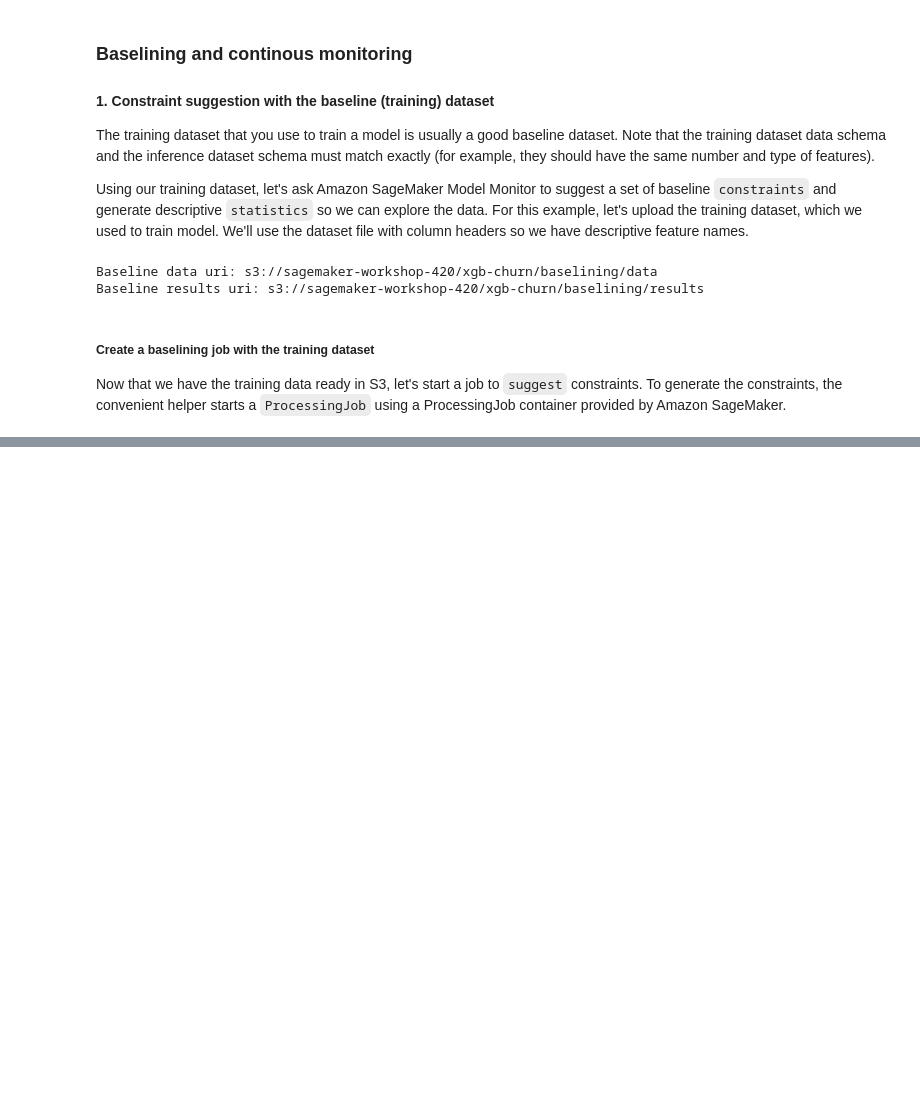
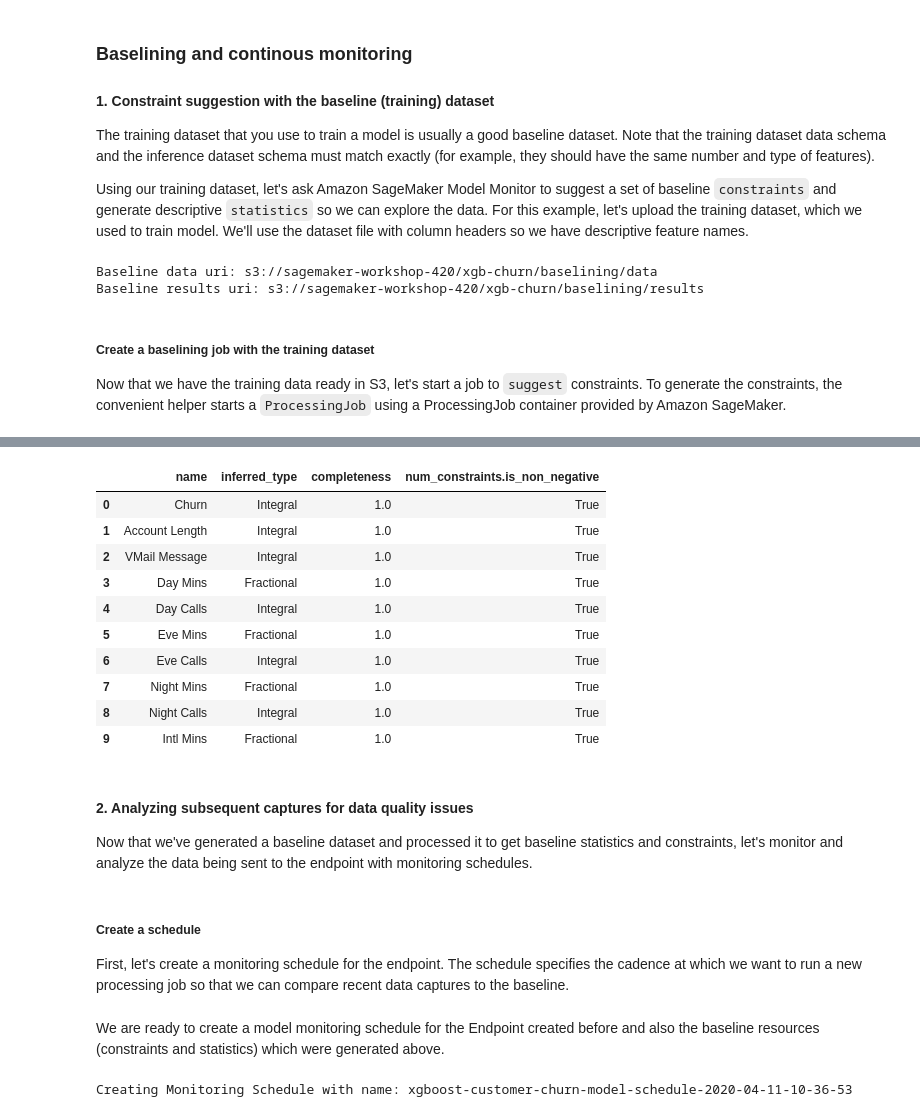
Before and after one commit to lpatruno/sagemaker-workshop-420, a Jupyter notebook: day_2.ipynb, the cells around one changed output, grey strips where cells are left out. Saved outputs shown, nothing was run; the diff lists cells and outputs as text; code cells hidden in the pictures; blank space fills up the shorter version.

```diff
--- a/day_2.ipynb
+++ b/day_2.ipynb
@@ -436,0 +464,22 @@ Outputs:  [{'OutputName': 'monitoring_output', 'S3Output': {'S3Uri': 's3://sagem
+# %%
+constraints_df = pd.io.json.json_normalize(baseline_job.suggested_constraints().body_dict["features"])
+constraints_df.head(10)
+# %% [output]
+|  | name | inferred_type | completeness | num_constraints.is_non_negative |
+| 0 | Churn | Integral | 1.0 | True |
+| 1 | Account Length | Integral | 1.0 | True |
+| 2 | VMail Message | Integral | 1.0 | True |
+| 3 | Day Mins | Fractional | 1.0 | True |
+| 4 | Day Calls | Integral | 1.0 | True |
+| 5 | Eve Mins | Fractional | 1.0 | True |
+| 6 | Eve Calls | Integral | 1.0 | True |
+| 7 | Night Mins | Fractional | 1.0 | True |
+| 8 | Night Calls | Integral | 1.0 | True |
+| 9 | Intl Mins | Fractional | 1.0 | True |
+# %% [markdown]
+#### 2. Analyzing subsequent captures for data quality issues
+
+Now that we've generated a baseline dataset and processed it to get baseline statistics and constraints, let's monitor and analyze the data being sent to the endpoint with monitoring schedules.
+# %% [markdown]
+##### Create a schedule
+First, let's create a monitoring schedule for the endpoint. The schedule specifies the cadence at which we want to run a new processing job so that we can compare recent data captures to the baseline.
@@ -436,0 +491,22 @@ Outputs:  [{'OutputName': 'monitoring_output', 'S3Output': {'S3Uri': 's3://sagem
+# %% [markdown]
+We are ready to create a model monitoring schedule for the Endpoint created before and also the baseline resources (constraints and statistics) which were generated above.
+# %%
+from sagemaker.model_monitor import CronExpressionGenerator
+from time import gmtime, strftime
+
+reports_prefix = '{}/reports'.format(xgboost_prefix)
+s3_report_path = 's3://{}/{}'.format(BUCKET, reports_prefix)
+
+mon_schedule_name = 'xgboost-customer-churn-model-schedule-' + strftime("%Y-%m-%d-%H-%M-%S", gmtime())
+my_default_monitor.create_monitoring_schedule(monitor_schedule_name=mon_schedule_name,
+                                              endpoint_input=xgb_predictor.endpoint,
+                                              #record_preprocessor_script=pre_processor_script,
+                                              #post_analytics_processor_script=s3_code_postprocessor_uri,
+                                              output_s3_uri=s3_report_path,
+                                              statistics=my_default_monitor.baseline_statistics(),
+                                              constraints=my_default_monitor.suggested_constraints(),
+                                              schedule_cron_expression=CronExpressionGenerator.hourly(),
+                                              enable_cloudwatch_metrics=True,
+                                             )
+# %% [output]
+Creating Monitoring Schedule with name: xgboost-customer-churn-model-schedule-2020-04-11-10-36-53
```
Also changed, not shown: parts of 28 cells of this notebook, 1 other file.
